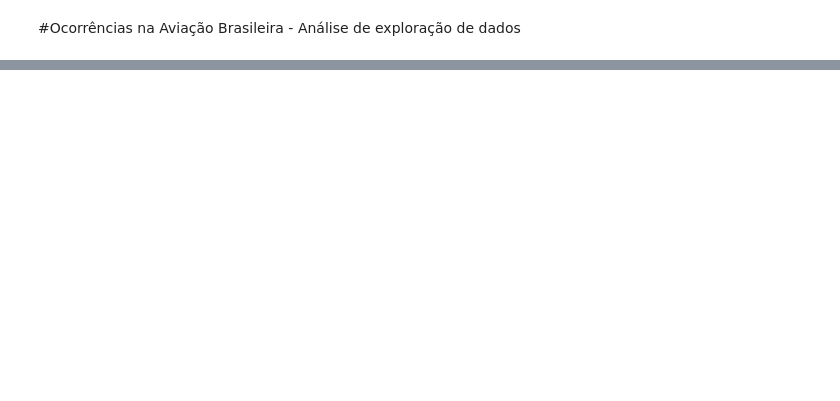
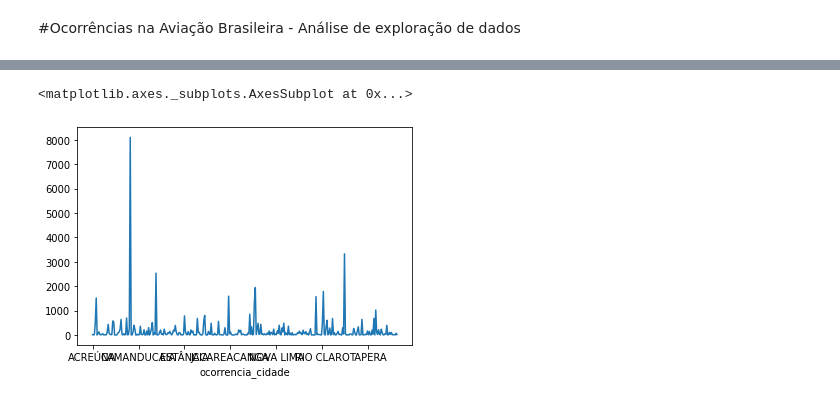
Before and after one commit to souza10v/Data-Science-Portfolio, a Jupyter notebook: Análise Exploratoria de Dados/Ocorrências Aviação/Ocorrencia Aviacao.ipynb, the cells around one changed output, grey strips where cells are left out. Drawn from its saved outputs; the diff is of its cells as text; code cells hidden in the pictures; blank space fills up the shorter version.

```diff
--- a/Análise Exploratoria de Dados/Ocorrências Aviação/Ocorrencia Aviacao.ipynb
+++ b/Análise Exploratoria de Dados/Ocorrências Aviação/Ocorrencia Aviacao.ipynb
@@ -141,0 +224,11 @@ df_aux.plot(kind="scatter", x='ocorrencia_longitude', y='ocorrencia_latitude', a
+# %%
+def deleting_dots(num):
+  aux1 = num.split('.')
+  if len(aux1) > 1:
+    aux2 = aux1[0] + '.' + aux1[1]
+    aux3 = ''.join(aux1[2:])
+    return(aux2 + aux3)
+  else:
+    aux4 = '123456'
+    aux4[:2] + '.' + aux4[2:]
+    return(aux4)
@@ -141,0 +237,3 @@ df_aux.plot(kind="scatter", x='ocorrencia_longitude', y='ocorrencia_latitude', a
+# %%
+df_merge['ocorrencia_latitude'] = df_merge['ocorrencia_latitude'].apply(lambda x: deleting_dots(x))
+df_merge['ocorrencia_longitude'] = df_merge['ocorrencia_longitude'].apply(lambda x: deleting_dots(x))
@@ -141,0 +242,3 @@ df_aux.plot(kind="scatter", x='ocorrencia_longitude', y='ocorrencia_latitude', a
+# %%
+df_merge = df_merge[df_merge['ocorrencia_latitude']!='***']
+df_merge = df_merge[df_merge['ocorrencia_longitude']!='***']
@@ -141,0 +247,2 @@ df_aux.plot(kind="scatter", x='ocorrencia_longitude', y='ocorrencia_latitude', a
+# %%
+df_merge['ocorrencia_latitude'] = df_merge['ocorrencia_latitude'].str.replace(r'\°',' ')
@@ -141,0 +284,5 @@ df_aux.plot(kind="scatter", x='ocorrencia_longitude', y='ocorrencia_latitude', a
+# %%
+df_merge.groupby(['ocorrencia_cidade']).total_aeronaves_envolvidas.sum().plot()
+# %% [output]
+<matplotlib.axes._subplots.AxesSubplot at 0x...>
+[figure, added]
```
Also changed, not shown: parts of 48 cells of this notebook, 4 other files.
